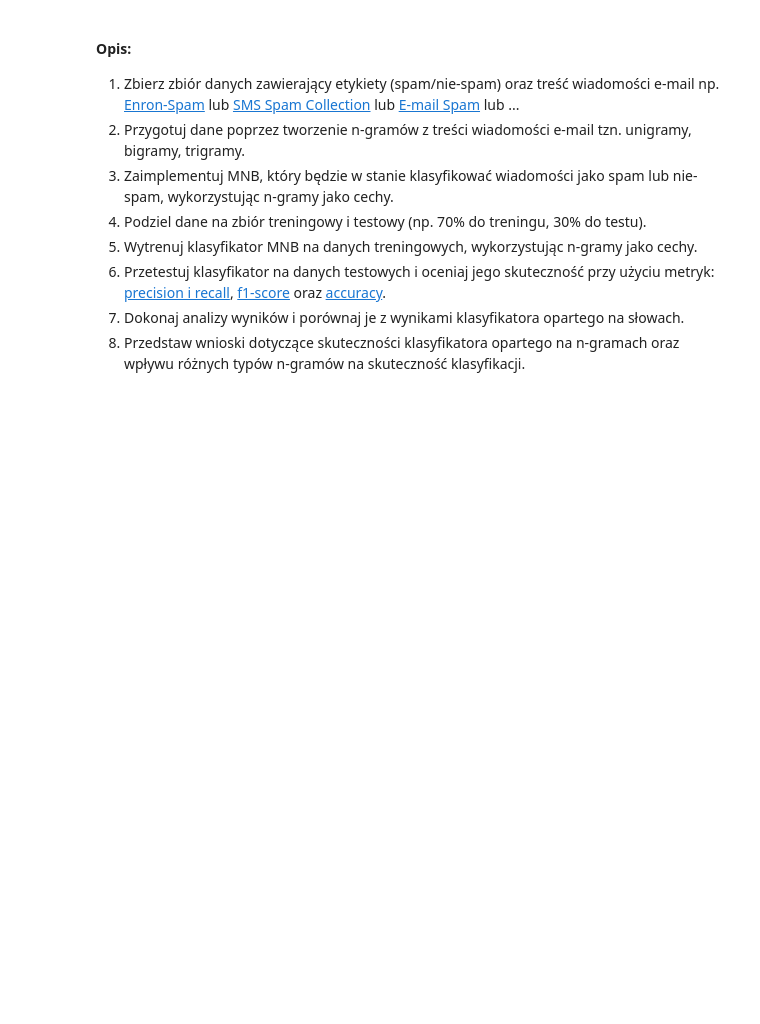
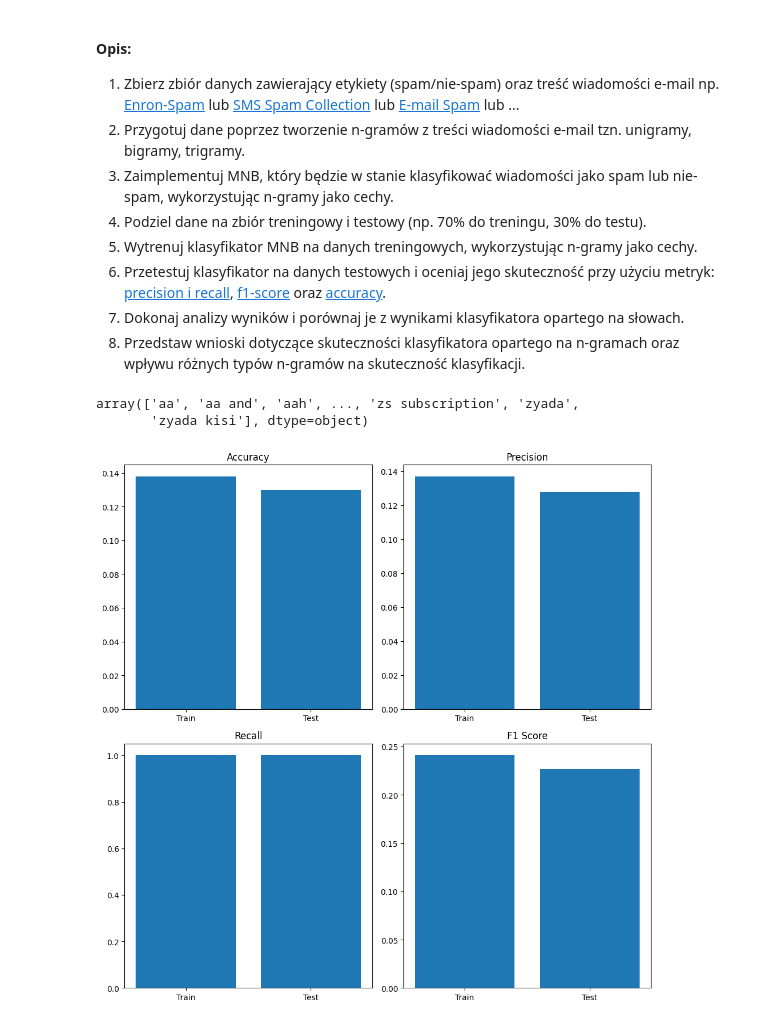
Before and after one commit to pucikplay/UMSI, a Jupyter notebook: L2/l2.ipynb, the cells around one changed output. Drawn from its saved outputs; the diff is of its cells as text; code cells hidden in the pictures; blank space fills up the shorter version.

```diff
--- a/L2/l2.ipynb
+++ b/L2/l2.ipynb
@@ -141,0 +280,11 @@ Zbudować klasyfikator spamu, wykorzystując n-gramy w połączeniu MNB, aby pop
+# %%
+def get_n_grams(df, n):
+    vectorizer = CountVectorizer(ngram_range=(1,n))
+    X = vectorizer.fit_transform(df['text'])
+    return vectorizer, X
+
+vectorizer, X = get_n_grams(sms_df, 2)
+vectorizer.get_feature_names_out()
+# %% [output]
+array(['aa', 'aa and', 'aah', ..., 'zs subscription', 'zyada',
+       'zyada kisi'], dtype=object)
@@ -141,0 +340,13 @@ Zbudować klasyfikator spamu, wykorzystując n-gramy w połączeniu MNB, aby pop
+# %%
+mask = np.random.rand(len(sms_df)) < 0.7
+train = sms_df[mask]
+test = sms_df[~mask]
+
+nb = MultinomialNaiveBayes(2)
+nb.train(train)
+# %%
+result_train = properties(nb, train)
+result_test = properties(nb, test)
+plot_properties(result_train, result_test)
+# %% [output]
+[figure, added]
```
Also changed, not shown: parts of 8 cells of this notebook, 2 other files.
